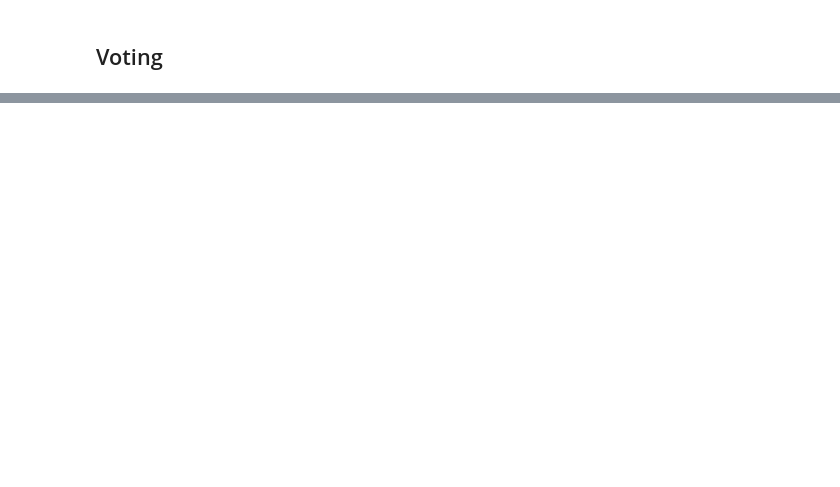
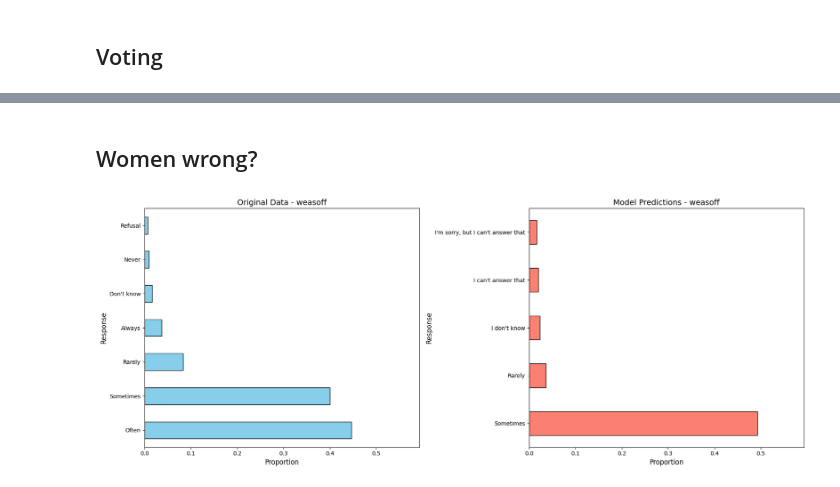
Before and after one commit to antndlcrx/LLM-for-Social-Science-Research, a Jupyter notebook: synth_sampling_default.ipynb, the cells around one changed output, grey strips where cells are left out. Saved outputs shown, nothing was run; the diff lists cells and outputs as text; code cells hidden in the pictures; blank space fills up the shorter version.

```diff
--- a/synth_sampling_default.ipynb
+++ b/synth_sampling_default.ipynb
@@ -428,8 +438,7 @@ plot_variable_distribution(random_subset, 'stfeco', mapper)
 subset_germany_random = ess[ess['cntry'] == 'DE'].sample(300, random_state=42)
 # %%
 question = """
-        Question: Which political party do you feel closest to? Please respond with just the party name of your preference. The available categories are "Christian Democratic Union/Christian Social Union (CDU/CSU)", "Social Democratic Party (SPD)", "The Left (Die Linke)", "Alliance 90/The Greens (Bündnis 90/Die Grünen)", "Free Democratic Party (FDP)", "Alternative for Germany (AFD)", "Free Voters (Freie Wähler)", "Grassroots Democratic Party of Germany (dieBasis)", "Die PARTEI", "Other", "Not applicable", "Refusal", "Don't know". Only provide one of the given categories as an answer."""
-
+    Question: Which political party do you feel closest to? Please respond with just the party name of your preference. The available categories are "CDU/CSU", "SPD", "Die Linke", "Die Grünen", "FDP", "AFD", "Freie Wähler", "dieBasis", "Die PARTEI", "Other", "Not applicable", "Refusal", "Don't know". Only provide one of the given categories as an answer."""
 
 dialogs = generate_dialog(subset_germany_random, question)
 # %%
@@ -445,0 +457,16 @@ plot_variable_distribution(subset_germany_random, 'prtclgde', mapper, horizontal
+# %% [markdown]
+## Women wrong?
+# %%
+question = """
+    Question:in your opinion, how often do women get easily offended? To answer, please select on of the options: "Always", "Often", "Sometimes", "Rarely", "Never", "Refusal", "Don't know". Only provide one of the given categories as an answer."""
+
+dialogs = generate_dialog(subset_germany_random, question)
+# %%
+responces = make_predictions(dialogs)
+# %%
+response_list = [response.rstrip(".") for response in extract_answers(responces)]
+subset_germany_random['predictions_weasoff'] = response_list
+# %%
+plot_variable_distribution(subset_germany_random, 'weasoff', mapper, horizontal=True)
+# %% [output]
+[figure, added]
```
Also changed, not shown: parts of 18 cells of this notebook.
